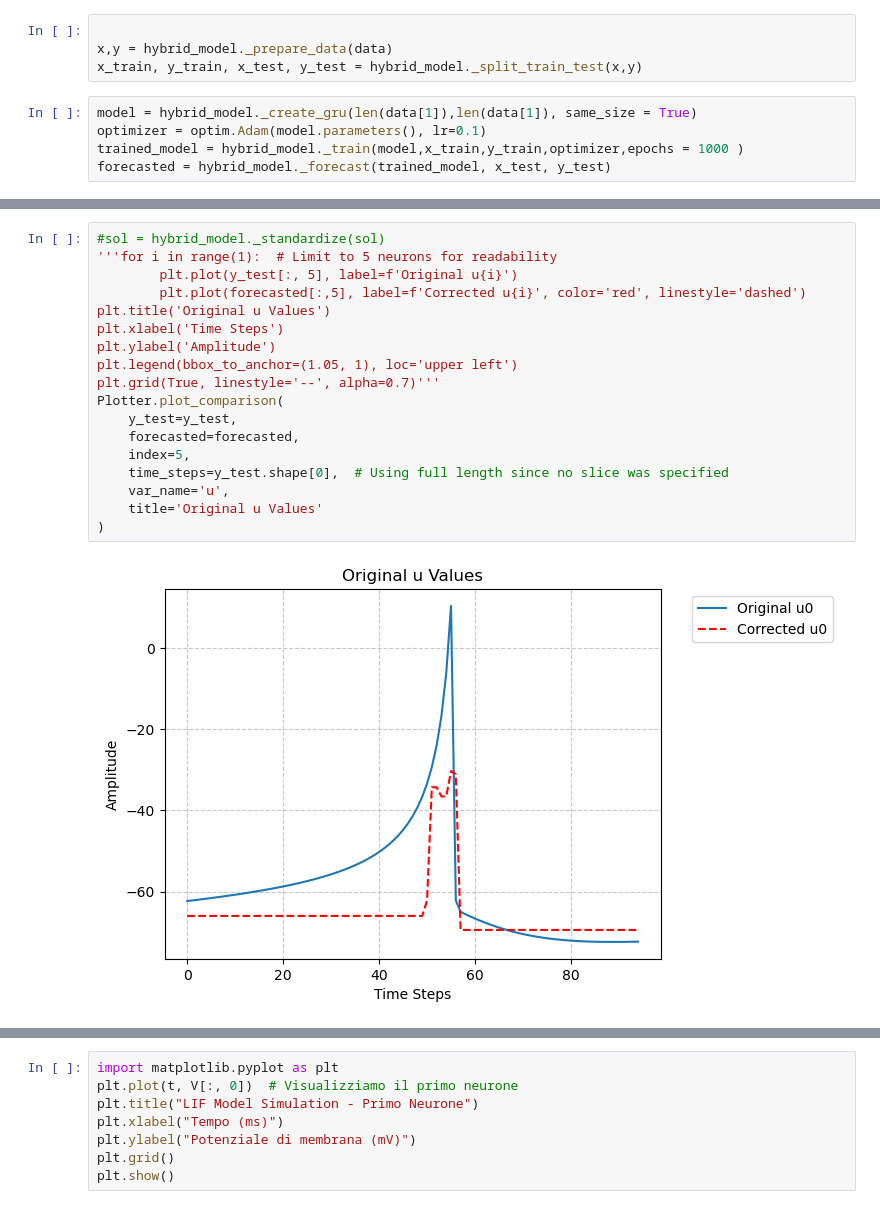
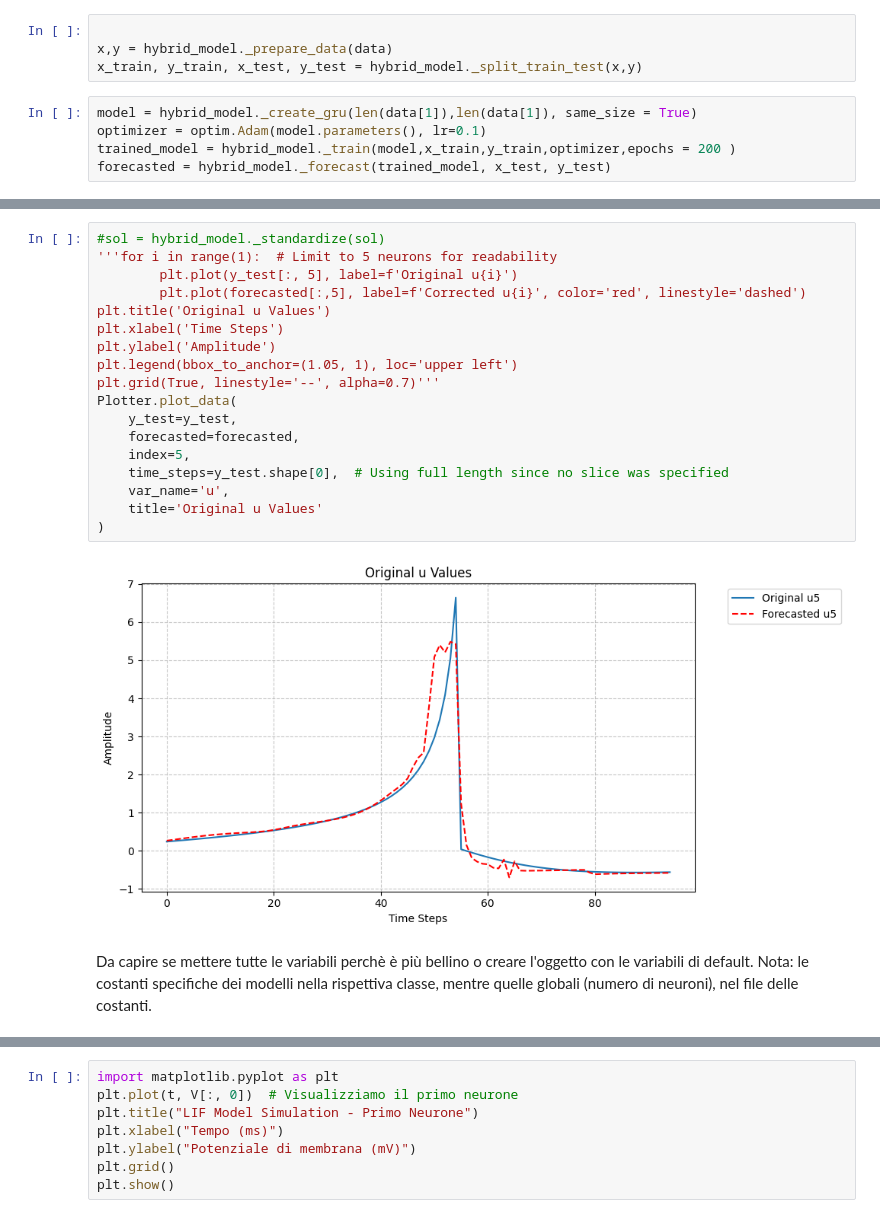
Before and after one commit to bucciadimela2-0/NeuronForecasting, a Jupyter notebook: main.ipynb, the cells around one changed output, grey strips where cells are left out. Drawn from its saved outputs; the diff is of its cells as text.

```diff
--- a/main.ipynb
+++ b/main.ipynb
@@ -178,6 +178,6 @@ x_train, y_train, x_test, y_test = hybrid_model._split_train_test(x,y)
 # %%
 model = hybrid_model._create_gru(len(data[1]),len(data[1]), same_size = True)
 optimizer = optim.Adam(model.parameters(), lr=0.1)
-trained_model = hybrid_model._train(model,x_train,y_train,optimizer,epochs = 1000 )
+trained_model = hybrid_model._train(model,x_train,y_train,optimizer,epochs = 200 )
 forecasted = hybrid_model._forecast(trained_model, x_test, y_test)
 # %% [output]
@@ -193,23 +194,26 @@ KeyboardInterrupt:
 # %%
 #sol = hybrid_model._standardize(sol)
 '''for i in range(1):  # Limit to 5 neurons for readability
         plt.plot(y_test[:, 5], label=f'Original u{i}')
         plt.plot(forecasted[:,5], label=f'Corrected u{i}', color='red', linestyle='dashed')
 plt.title('Original u Values')
 plt.xlabel('Time Steps')
 plt.ylabel('Amplitude')
 plt.legend(bbox_to_anchor=(1.05, 1), loc='upper left')
 plt.grid(True, linestyle='--', alpha=0.7)'''
-Plotter.plot_comparison(
+Plotter.plot_data(
     y_test=y_test,
     forecasted=forecasted,
     index=5,
     time_steps=y_test.shape[0],  # Using full length since no slice was specified
     var_name='u',
     title='Original u Values'
 )
 # %% [output]
-[figure, old version]
+[figure, new version]
+# %% [markdown]
+Da capire se mettere tutte le variabili perchè è più bellino o creare l'oggetto con le variabili di default.
+Nota: le costanti specifiche dei modelli nella rispettiva classe, mentre quelle globali (numero di neuroni), nel file delle costanti.
 # %%
 # LIF Model
 lif_model = LifModel(
```
Also changed, not shown: parts of 9 cells of this notebook, 3 other files.
